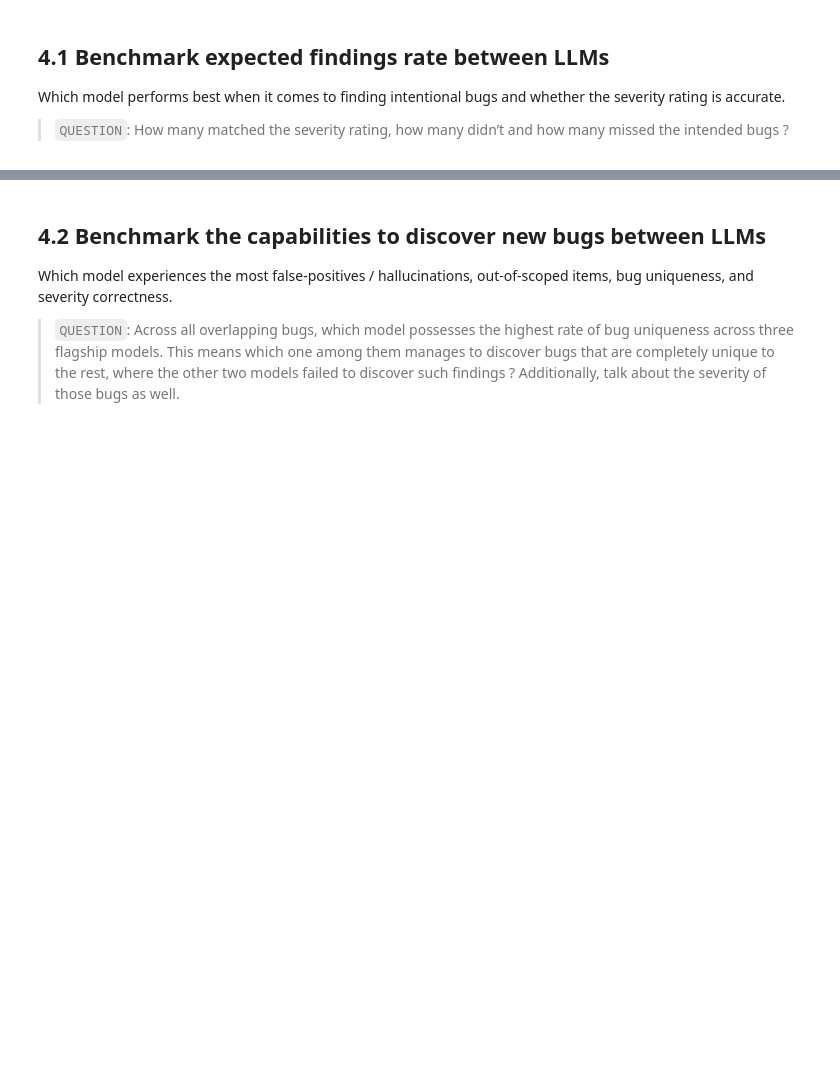
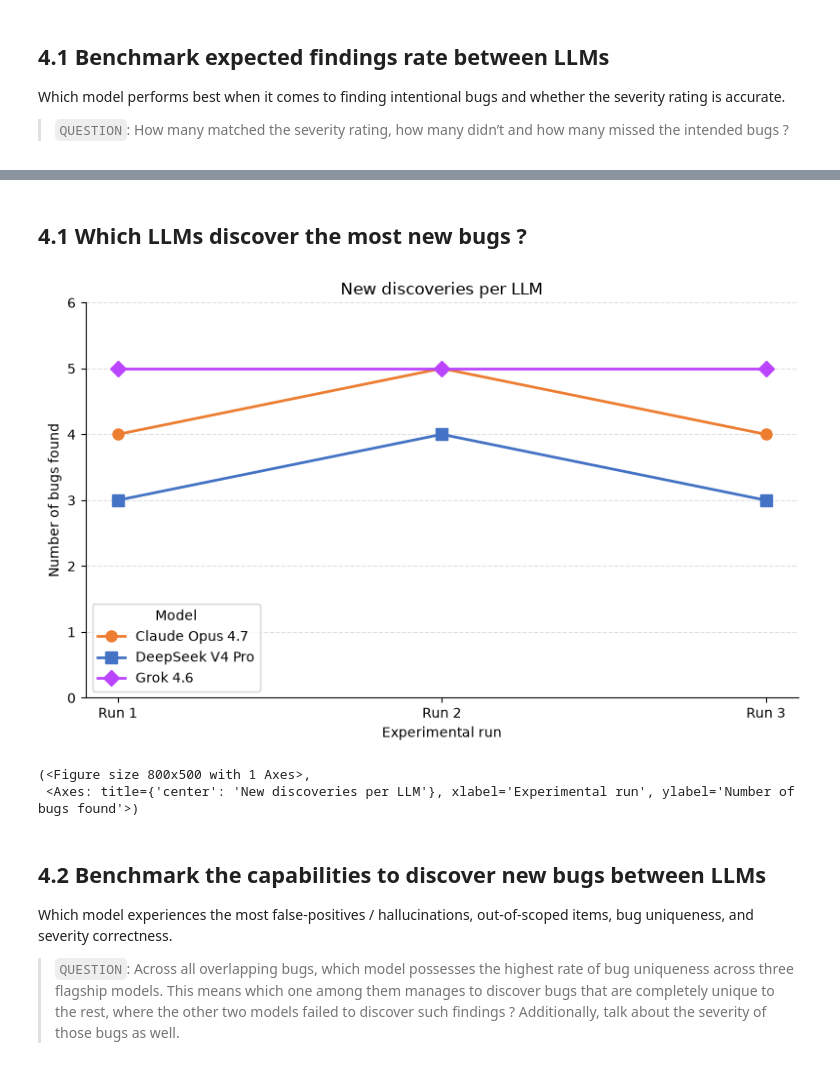
Before and after one commit to hackernese/OpenSec, a Jupyter notebook: results/Analysis.ipynb, the cells around one changed output, grey strips where cells are left out. Cells and saved outputs as stored; diff of their text form; code cells hidden in the pictures; blank space fills up the shorter version.

```diff
--- a/results/Analysis.ipynb
+++ b/results/Analysis.ipynb
@@ -151,3 +265,17 @@ stacked_bar_groups_percent(
+# %% [markdown]
+## 4.1 Which LLMs discover the most new bugs ?
+# %%
+results = {
+    "Claude Opus 4.7": [4, 5, 4],
+    "DeepSeek V4 Pro": [3, 4, 3],
+    "Grok 4.6": [5, 5, 5],
+}
+
+plot_bugs_per_run(results, y_max=6, title="New discoveries per LLM")
+# %% [output]
+[figure, added]
+(<Figure size 800x500 with 1 Axes>,
+ <Axes: title={'center': 'New discoveries per LLM'}, xlabel='Experimental run', ylabel='Number of bugs found'>)
 # %% [markdown]
 ## 4.2 Benchmark the capabilities to discover new bugs between LLMs
 
```
Also changed, not shown: parts of 18 cells of this notebook, 5 other files.
